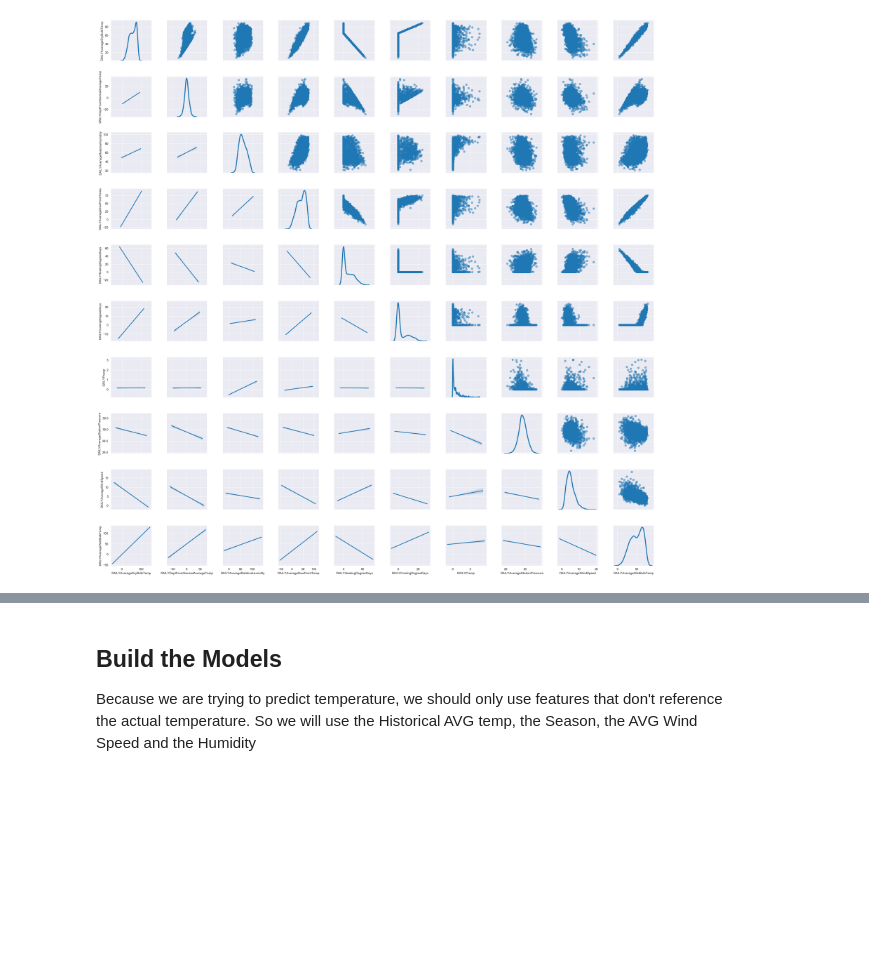
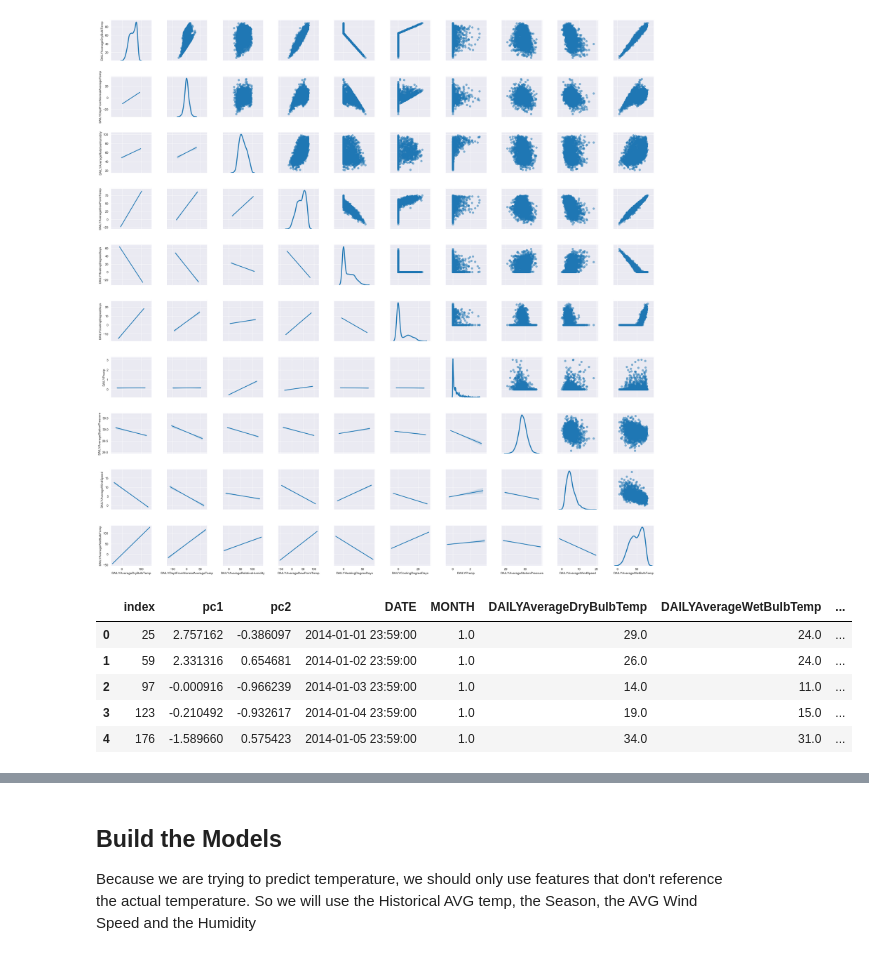
Before and after one commit to tcbriggs981/Thinkful-Unit-03, a Jupyter notebook: 030104 Model Comparison.ipynb, the cells around one changed output, grey strips where cells are left out. Saved outputs shown, nothing was run; the diff lists cells and outputs as text; code cells hidden in the pictures; blank space fills up the shorter version.

```diff
--- a/030104 Model Comparison.ipynb
+++ b/030104 Model Comparison.ipynb
@@ -87,3 +104,13 @@ nyc_daily['SEASON'] = list(map(season, nyc_daily['MONTH']))
+# %%
+model_df = pd.concat([principalDf, nyc_daily], axis = 1).dropna().reset_index()
+model_df.head().dropna()
+# %% [output]
+|  | index | pc1 | pc2 | DATE | MONTH | DAILYAverageDryBulbTemp | DAILYAverageWetBulbTemp | ... |
+| 0 | 25 | 2.757162 | -0.386097 | 2014-01-01 23:59:00 | 1.0 | 29.0 | 24.0 | ... |
+| 1 | 59 | 2.331316 | 0.654681 | 2014-01-02 23:59:00 | 1.0 | 26.0 | 24.0 | ... |
+| 2 | 97 | -0.000916 | -0.966239 | 2014-01-03 23:59:00 | 1.0 | 14.0 | 11.0 | ... |
+| 3 | 123 | -0.210492 | -0.932617 | 2014-01-04 23:59:00 | 1.0 | 19.0 | 15.0 | ... |
+| 4 | 176 | -1.589660 | 0.575423 | 2014-01-05 23:59:00 | 1.0 | 34.0 | 31.0 | ... |
 # %%
 # sort corr map by Daily Precipitation
 
```
Also changed, not shown: parts of 15 cells of this notebook.
